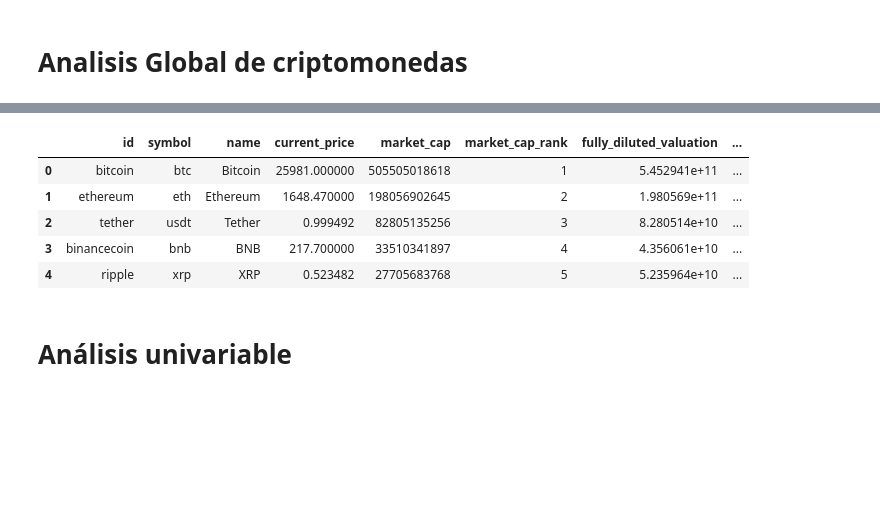
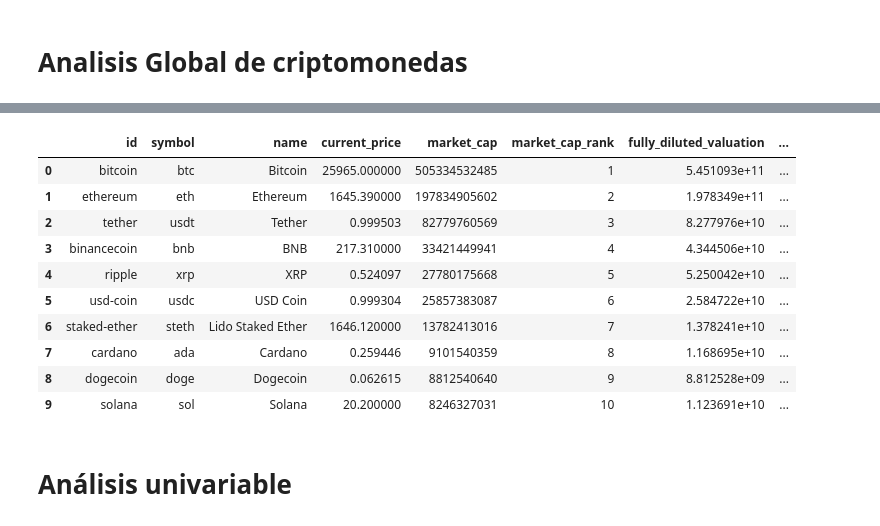
Before and after one commit to Galo0000/Analitics_Proyect_Cryptocurrency, a Jupyter notebook: EDA.ipynb, the cells around one changed output, grey strips where cells are left out. Saved outputs shown, nothing was run; the diff lists cells and outputs as text; code cells hidden in the pictures; blank space fills up the shorter version.

```diff
--- a/EDA.ipynb
+++ b/EDA.ipynb
@@ -187,14 +189,19 @@ df_global[['id','symbol','name','market_cap_rank']] = df_global[['id','symbol','
 # %%
 df_global['last_updated'] = df_global['last_updated'].apply(lambda x: datetime.strptime(x.split('T')[0], "%Y-%m-%d"))
 # %%
-df_global.head()
+df_global.head(10)
 # %% [output]
 |  | id | symbol | name | current_price | market_cap | market_cap_rank | fully_diluted_valuation | ... |
-| 0 | bitcoin | btc | Bitcoin | 25981.000000 | 505505018618 | 1 | 5.452941e+11 | ... |
-| 1 | ethereum | eth | Ethereum | 1648.470000 | 198056902645 | 2 | 1.980569e+11 | ... |
-| 2 | tether | usdt | Tether | 0.999492 | 82805135256 | 3 | 8.280514e+10 | ... |
-| 3 | binancecoin | bnb | BNB | 217.700000 | 33510341897 | 4 | 4.356061e+10 | ... |
-| 4 | ripple | xrp | XRP | 0.523482 | 27705683768 | 5 | 5.235964e+10 | ... |
+| 0 | bitcoin | btc | Bitcoin | 25965.000000 | 505334532485 | 1 | 5.451093e+11 | ... |
+| 1 | ethereum | eth | Ethereum | 1645.390000 | 197834905602 | 2 | 1.978349e+11 | ... |
+| 2 | tether | usdt | Tether | 0.999503 | 82779760569 | 3 | 8.277976e+10 | ... |
+| 3 | binancecoin | bnb | BNB | 217.310000 | 33421449941 | 4 | 4.344506e+10 | ... |
+| 4 | ripple | xrp | XRP | 0.524097 | 27780175668 | 5 | 5.250042e+10 | ... |
+| 5 | usd-coin | usdc | USD Coin | 0.999304 | 25857383087 | 6 | 2.584722e+10 | ... |
+| 6 | staked-ether | steth | Lido Staked Ether | 1646.120000 | 13782413016 | 7 | 1.378241e+10 | ... |
+| 7 | cardano | ada | Cardano | 0.259446 | 9101540359 | 8 | 1.168695e+10 | ... |
+| 8 | dogecoin | doge | Dogecoin | 0.062615 | 8812540640 | 9 | 8.812528e+09 | ... |
+| 9 | solana | sol | Solana | 20.200000 | 8246327031 | 10 | 1.123691e+10 | ... |
 # %% [markdown]
 # Análisis univariable
 # %%
```
Also changed, not shown: parts of 7 cells of this notebook, 2 other files.
